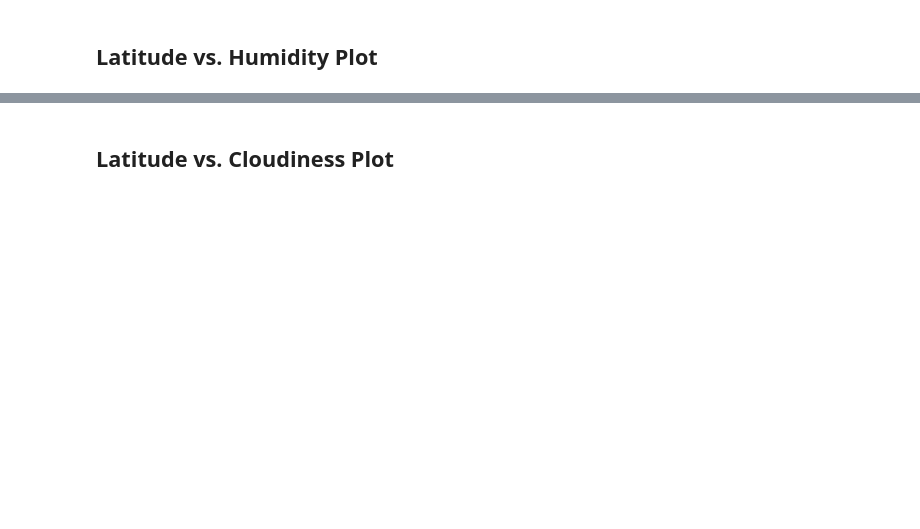
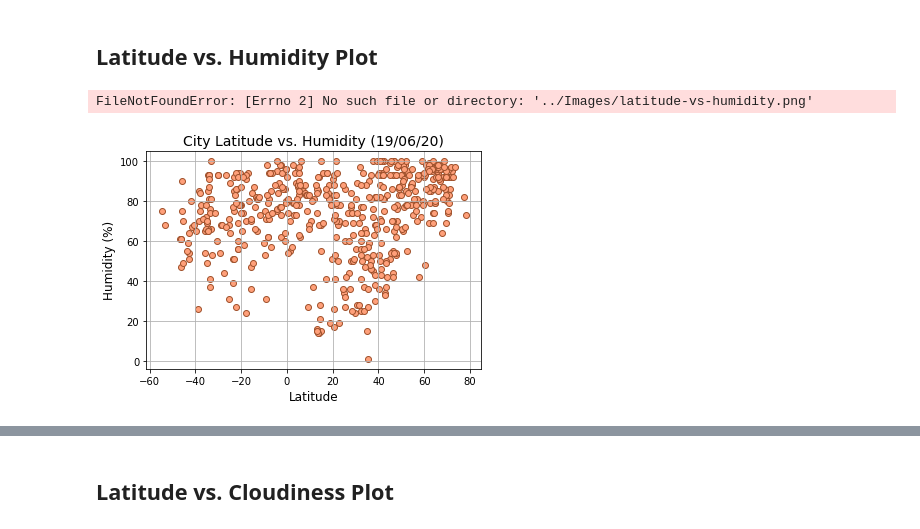
Before and after one commit to Joelcox518/python-api-challenge, a Jupyter notebook: WeatherPy/weatherPy.ipynb, the cells around one changed output, grey strips where cells are left out. Cells and saved outputs as stored; diff of their text form; code cells hidden in the pictures; blank space fills up the shorter version.

```diff
--- a/WeatherPy/weatherPy.ipynb
+++ b/WeatherPy/weatherPy.ipynb
@@ -276,14 +249,17 @@ FileNotFoundError: [Errno 2] No such file or directory: '../Images/latitude-vs-t
 ## Latitude vs. Humidity Plot
 # %%
 # --- create a scatter plot depicting latitude vs humidity ---
-plt.scatter(latitudes, humidity, marker="o", facecolors="lightsalmon", edgecolors="sienna")
+plt.scatter(city_data_df["Lat"], city_data_df["Humidity"], marker="o", facecolors="lightsalmon", edgecolors="sienna")
 
 # --- add labels, title, limits & grid ---
 plt.title("City Latitude vs. Humidity (19/06/20)", fontsize=14)
 plt.ylabel("Humidity (%)", fontsize=12)
 plt.xlabel("Latitude", fontsize=12)
 plt.grid()
 
 # --- display and save the plot ---
 plt.savefig("../Images/latitude-vs-humidity.png")
 plt.show()
+# %% [output]
+FileNotFoundError: [Errno 2] No such file or directory: '../Images/latitude-vs-humidity.png'
+[figure, added]
```
Also changed, not shown: parts of 36 cells of this notebook, 1 other file.
